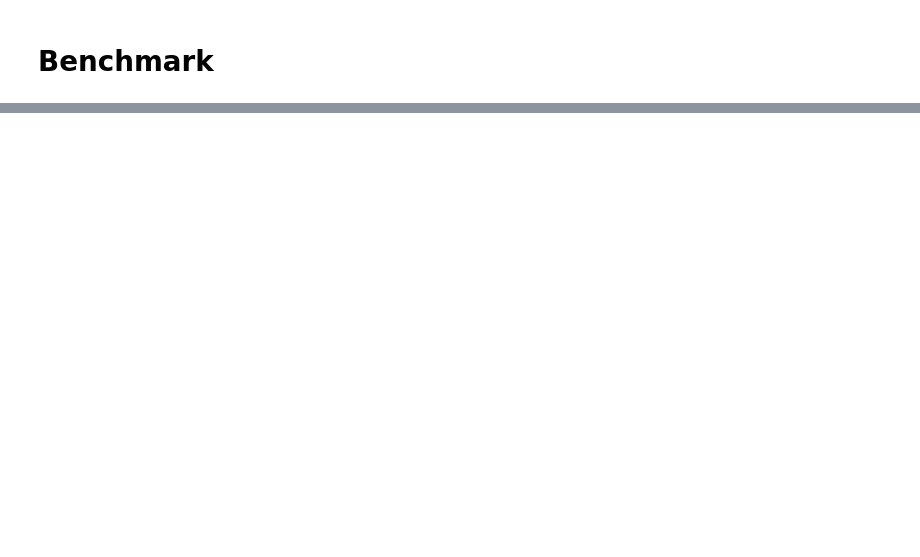
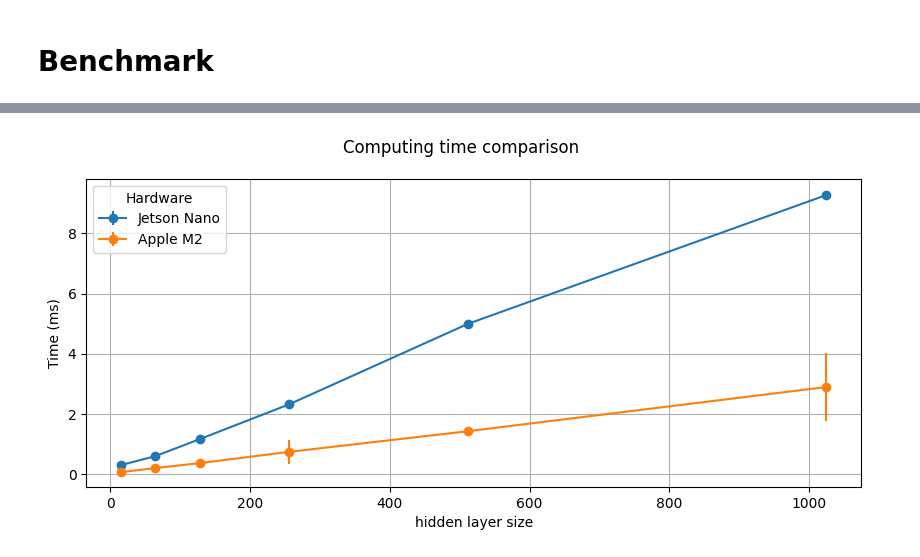
Before and after one commit to miriamzara/MCP, a Jupyter notebook: EXAM/benchmark_analysis.ipynb, the cells around one changed output, grey strips where cells are left out. Cells and saved outputs as stored; diff of their text form; code cells hidden in the pictures; blank space fills up the shorter version.

```diff
--- a/EXAM/benchmark_analysis.ipynb
+++ b/EXAM/benchmark_analysis.ipynb
@@ -51,0 +53,32 @@ plt.savefig("serial_benchmark/macOS_serial.pdf")
+# %%
+fig, ax = plt.subplots(nrows = 1, ncols = 1, figsize = (10, 4))
+
+
+jetson_mean_time = []
+jetson_std_time = []
+
+apple_mean_time = []
+apple_std_time = []
+
+for i, size in enumerate(sizes):
+    df = jetson_frames[i].iloc[:, 1:]
+    jetson_mean_time.append(df.to_numpy().mean())
+    jetson_std_time.append(df.to_numpy().std())
+
+
+    df = apple_frames[i].iloc[:, 1:]
+    apple_mean_time.append(df.to_numpy().mean())
+    apple_std_time.append(df.to_numpy().std())
+
+
+ax.errorbar(x = sizes, y= jetson_mean_time, yerr = jetson_std_time, marker = "o", label = "Jetson Nano")
+ax.errorbar(x = sizes, y= apple_mean_time, yerr = apple_std_time, marker = "o", label = "Apple M2")
+ax.set_xlabel("hidden layer size")
+ax.set_ylabel("Time (ms)")
+ax.grid()
+ax.legend(title = "Hardware")
+
+plt.suptitle("Computing time comparison")
+plt.savefig("serial_benchmark/comparison_serial.pdf")
+# %% [output]
+[figure, added]
```
Also changed, not shown: parts of 3 cells of this notebook, 12 other files.
